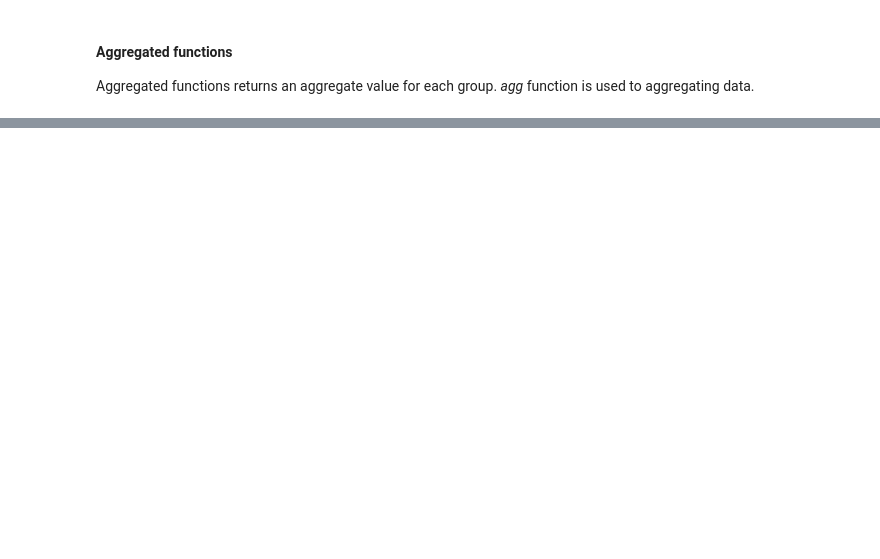
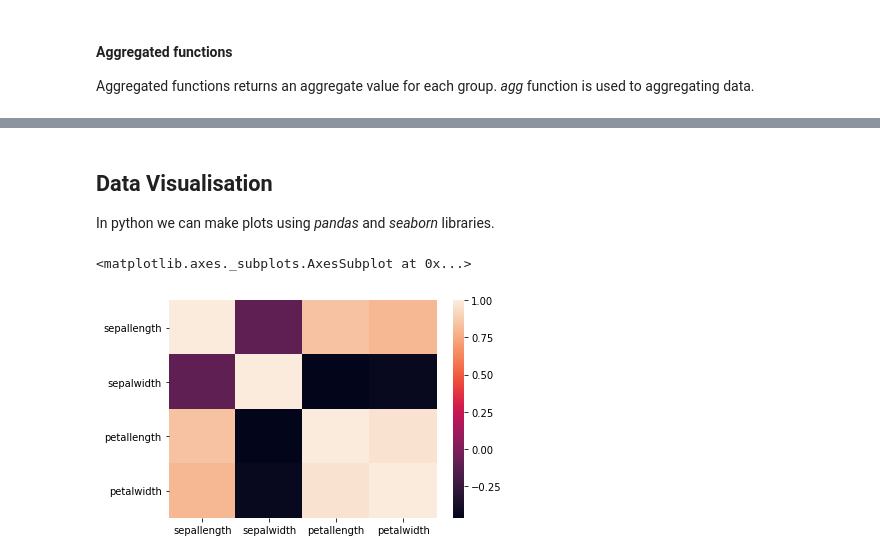
Before and after one commit to urmi-21/python3-dataScience18, a Jupyter notebook: pandas.ipynb, the cells around one changed output, grey strips where cells are left out. Cells and saved outputs as stored; diff of their text form; code cells hidden in the pictures; blank space fills up the shorter version.

```diff
--- a/pandas.ipynb
+++ b/pandas.ipynb
@@ -350,0 +392,12 @@ Name: sepallength, dtype: float64
+# %% [markdown]
+## Data Visualisation
+In python we can make plots using *pandas* and *seaborn* libraries.
+# %%
+import seaborn as sns
+#write this to show plots in line
+%matplotlib inline
+#plot heatmap of correlation matrix
+sns.heatmap(corrMat, xticklabels=corrMat.columns, yticklabels=corrMat.columns)
+# %% [output]
+<matplotlib.axes._subplots.AxesSubplot at 0x...>
+[figure, added]
```
Also changed, not shown: parts of 4 cells of this notebook.
